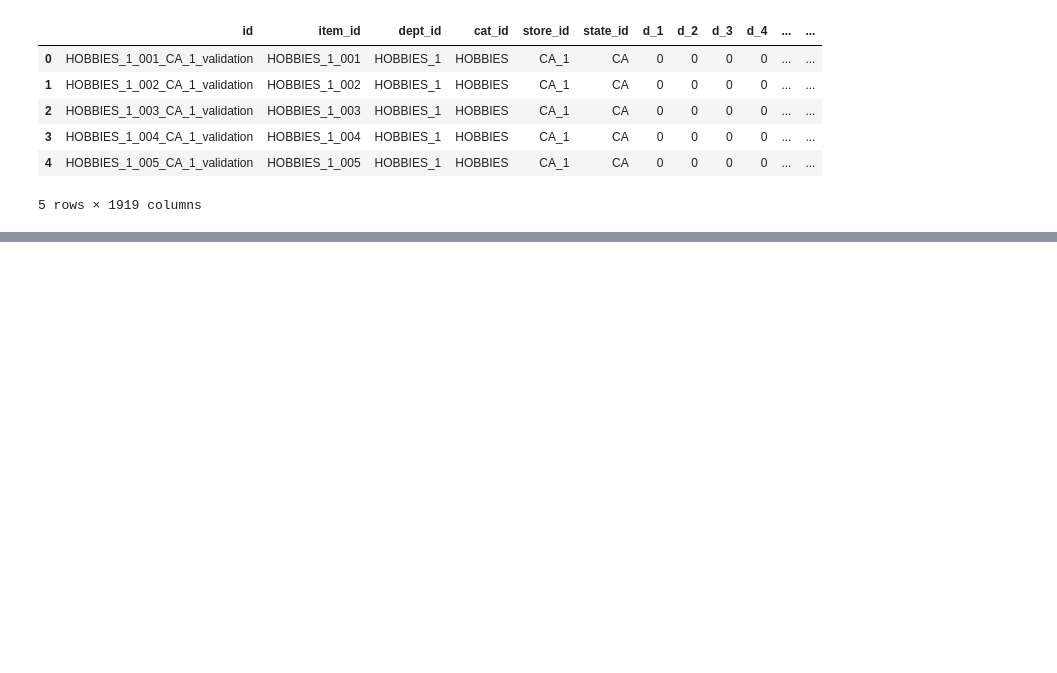
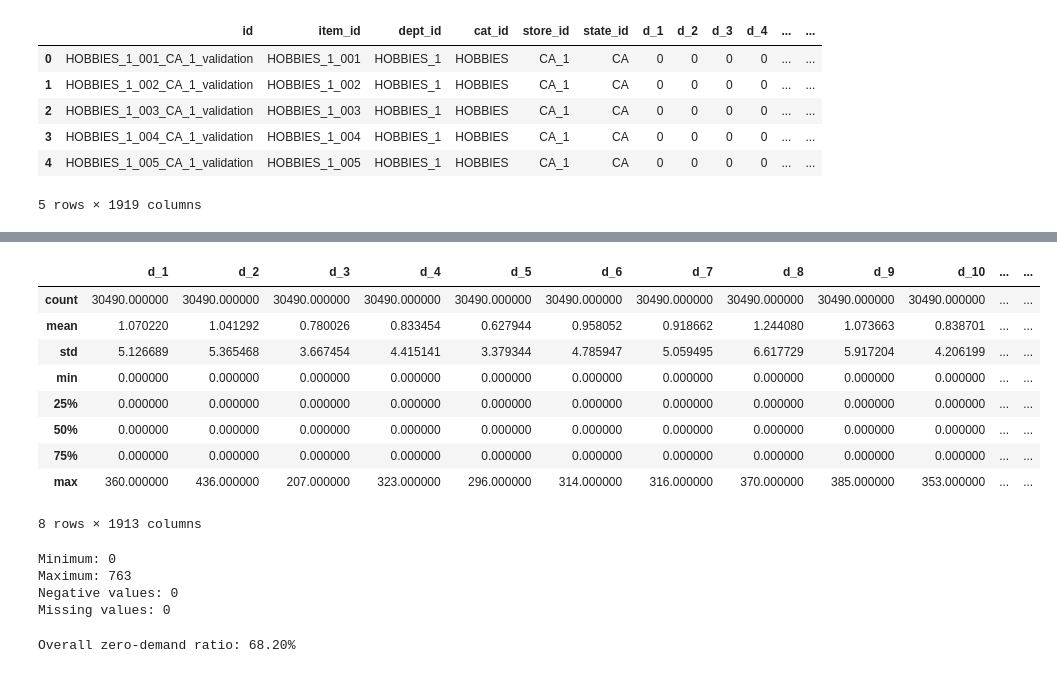
Before and after one commit to MWalid2/industrial-production-optimization, a Jupyter notebook: notebooks/01_m5_data_inspection.ipynb, the cells around one changed output, grey strips where cells are left out. Saved outputs shown, nothing was run; the diff lists cells and outputs as text; code cells hidden in the pictures; blank space fills up the shorter version.

```diff
--- a/notebooks/01_m5_data_inspection.ipynb
+++ b/notebooks/01_m5_data_inspection.ipynb
@@ -59,0 +116,13 @@ sales.head()
+# %%
+hierarchy_columns = [
+    "item_id",
+    "dept_id",
+    "cat_id",
+    "store_id",
+    "state_id"
+]
+
+for col in hierarchy_columns:
+    print(f"\n{col}")
+    print("Unique:", sales[col].nunique())
+    print(sales[col].unique()[:20])
@@ -59,0 +226,33 @@ sales.head()
+# %%
+sales[DAY_COLUMNS].describe()
+# %% [output]
+|  | d_1 | d_2 | d_3 | d_4 | d_5 | d_6 | d_7 | d_8 | d_9 | d_10 | ... | ... |
+| count | 30490.000000 | 30490.000000 | 30490.000000 | 30490.000000 | 30490.000000 | 30490.000000 | 30490.000000 | 30490.000000 | 30490.000000 | 30490.000000 | ... | ... |
+| mean | 1.070220 | 1.041292 | 0.780026 | 0.833454 | 0.627944 | 0.958052 | 0.918662 | 1.244080 | 1.073663 | 0.838701 | ... | ... |
+| std | 5.126689 | 5.365468 | 3.667454 | 4.415141 | 3.379344 | 4.785947 | 5.059495 | 6.617729 | 5.917204 | 4.206199 | ... | ... |
+| min | 0.000000 | 0.000000 | 0.000000 | 0.000000 | 0.000000 | 0.000000 | 0.000000 | 0.000000 | 0.000000 | 0.000000 | ... | ... |
+| 25% | 0.000000 | 0.000000 | 0.000000 | 0.000000 | 0.000000 | 0.000000 | 0.000000 | 0.000000 | 0.000000 | 0.000000 | ... | ... |
+| 50% | 0.000000 | 0.000000 | 0.000000 | 0.000000 | 0.000000 | 0.000000 | 0.000000 | 0.000000 | 0.000000 | 0.000000 | ... | ... |
+| 75% | 0.000000 | 0.000000 | 0.000000 | 0.000000 | 0.000000 | 0.000000 | 0.000000 | 0.000000 | 0.000000 | 0.000000 | ... | ... |
+| max | 360.000000 | 436.000000 | 207.000000 | 323.000000 | 296.000000 | 314.000000 | 316.000000 | 370.000000 | 385.000000 | 353.000000 | ... | ... |
+8 rows × 1913 columns
+# %%
+sales_values = sales[DAY_COLUMNS]
+
+print("Minimum:", sales_values.min().min())
+print("Maximum:", sales_values.max().max())
+print("Negative values:", (sales_values < 0).sum().sum())
+print("Missing values:", sales_values.isna().sum().sum())
+# %% [output]
+Minimum: 0
+Maximum: 763
+Negative values: 0
+Missing values: 0
+# %%
+zero_ratio = (
+    sales_values == 0
+).mean().mean()
+
+print(f"Overall zero-demand ratio: {zero_ratio:.2%}")
+# %% [output]
+Overall zero-demand ratio: 68.20%
```
Also changed, not shown: parts of 26 cells of this notebook, 10 other files.
